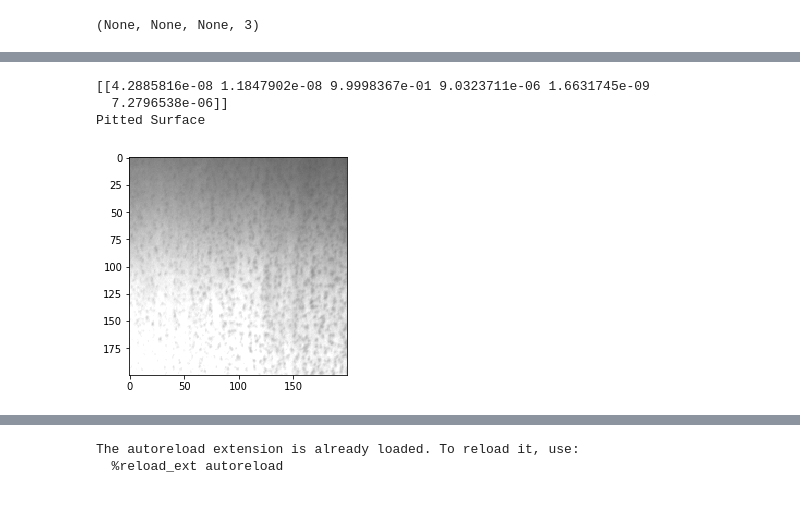
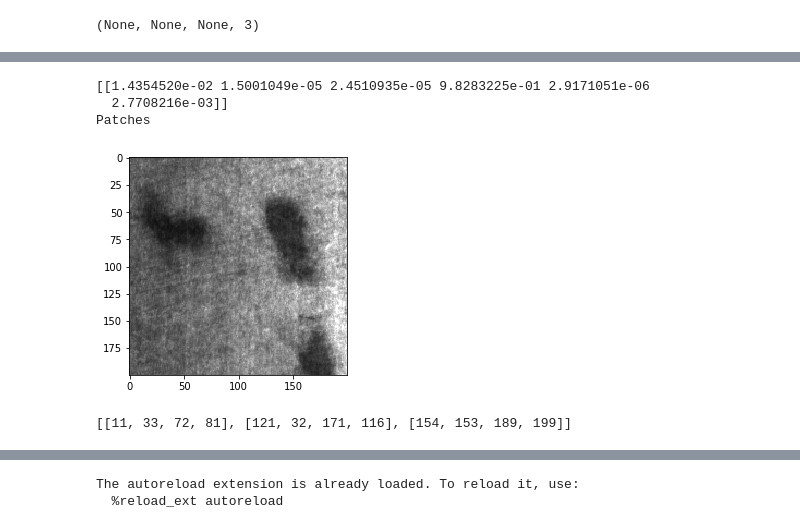
Before and after one commit to mahesh-sudhakar/NEU_XAI, a Jupyter notebook: xai_predict.ipynb, the cells around one changed output, grey strips where cells are left out. Saved outputs shown, nothing was run; the diff lists cells and outputs as text; code cells hidden in the pictures.

```diff
--- a/xai_predict.ipynb
+++ b/xai_predict.ipynb
@@ -42,35 +67,57 @@ saved_model.layers[0].input_shape
+# %%
+annotation = '/content/drive/My Drive/NEU-DET/ANNOTATIONS/patches_279.xml'
+image_path="/content/drive/My Drive/NEU surface defect database - test split/Test/Pa/Pa_279.bmp"
 # %%
-image_path="/content/drive/My Drive/NEU surface defect database - test split/Test/Pitted surface/PS_158.bmp"
 image_path_copy = image_path
 img = image.load_img(image_path, target_size=(200,200))
+b_img = cv2.imread(image_path)
 plt.imshow(img)
 
 img = image.img_to_array(img)
 img = np.expand_dims(img, axis=0)
 img = preprocess_input(img)
 result = saved_model.predict(img)
 print(result)
 
 prediction = result.argmax(axis=-1)
 
 if prediction == 0:
   label = "Crazing"
 elif prediction == 1:
   label = "Inclusion"
 elif prediction == 2:
   label = "Pitted Surface"
 elif prediction == 3:
   label = "Patches"
 elif prediction == 4:
   label = "Rolled-in scale"
 elif prediction == 5:
   label = "Scratches"
 else:
   label = "Exception"
 
 print(label)
 # %% [output]
-[[4.2885816e-08 1.1847902e-08 9.9998367e-01 9.0323711e-06 1.6631745e-09
-  7.2796538e-06]]
-Pitted Surface
+[[1.4354520e-02 1.5001049e-05 2.4510935e-05 9.8283225e-01 2.9171051e-06
+  2.7708216e-03]]
+Patches
-[figure, old version]
+[figure, new version]
+# %%
+def extract_boxes(filename):
+	tree = ElementTree.parse(filename)
+	root = tree.getroot()
+	boxes = list()
+	for box in root.findall('.//bndbox'):
+		xmin = int(box.find('xmin').text)
+		ymin = int(box.find('ymin').text)
+		xmax = int(box.find('xmax').text)
+		ymax = int(box.find('ymax').text)
+		coors = [xmin, ymin, xmax, ymax]
+		boxes.append(coors)
+	return boxes
+
+boxes = extract_boxes(annotation)
+
+print(boxes)
+# %% [output]
+[[11, 33, 72, 81], [121, 32, 171, 116], [154, 153, 189, 199]]
```
Also changed, not shown: parts of 19 cells of this notebook.
